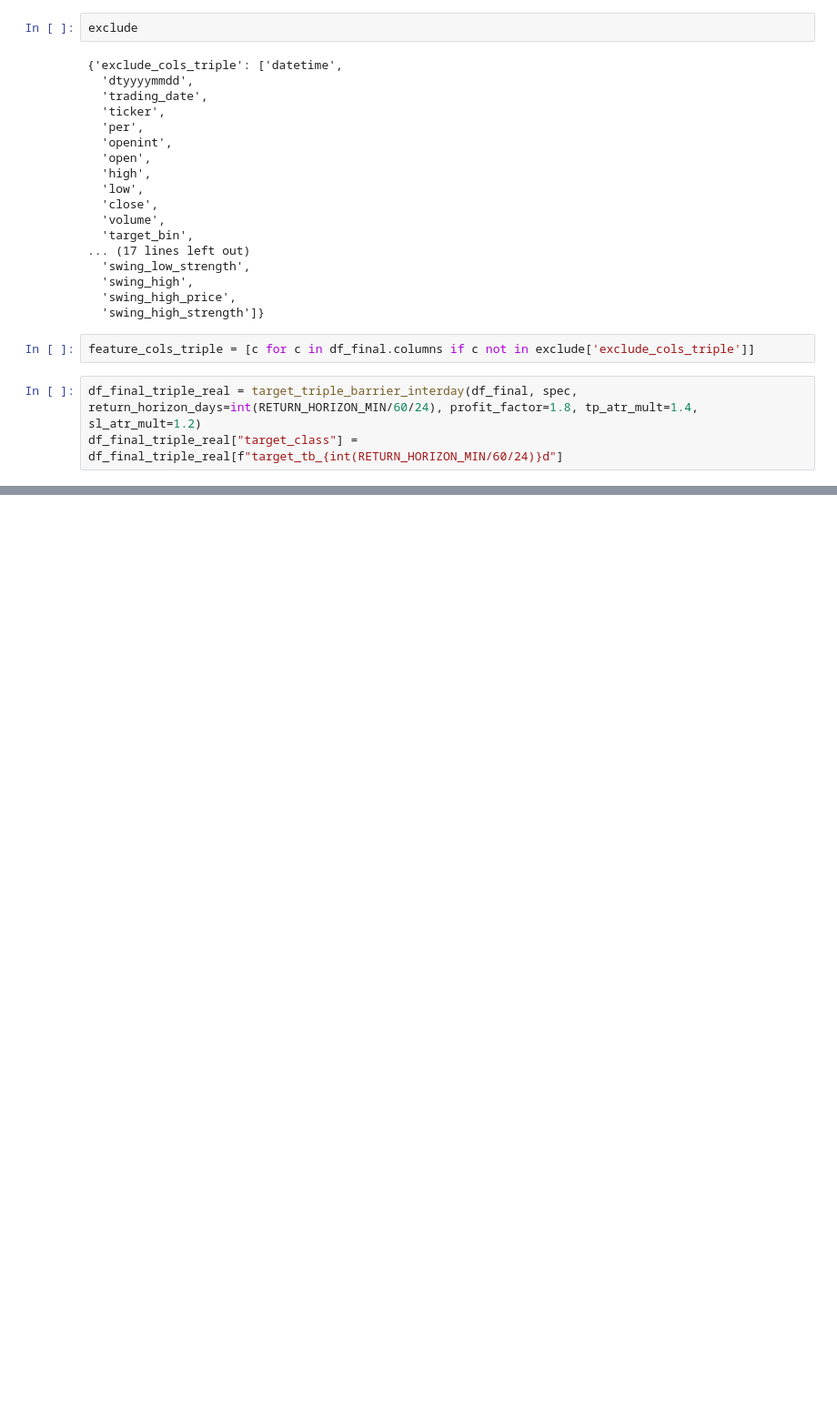
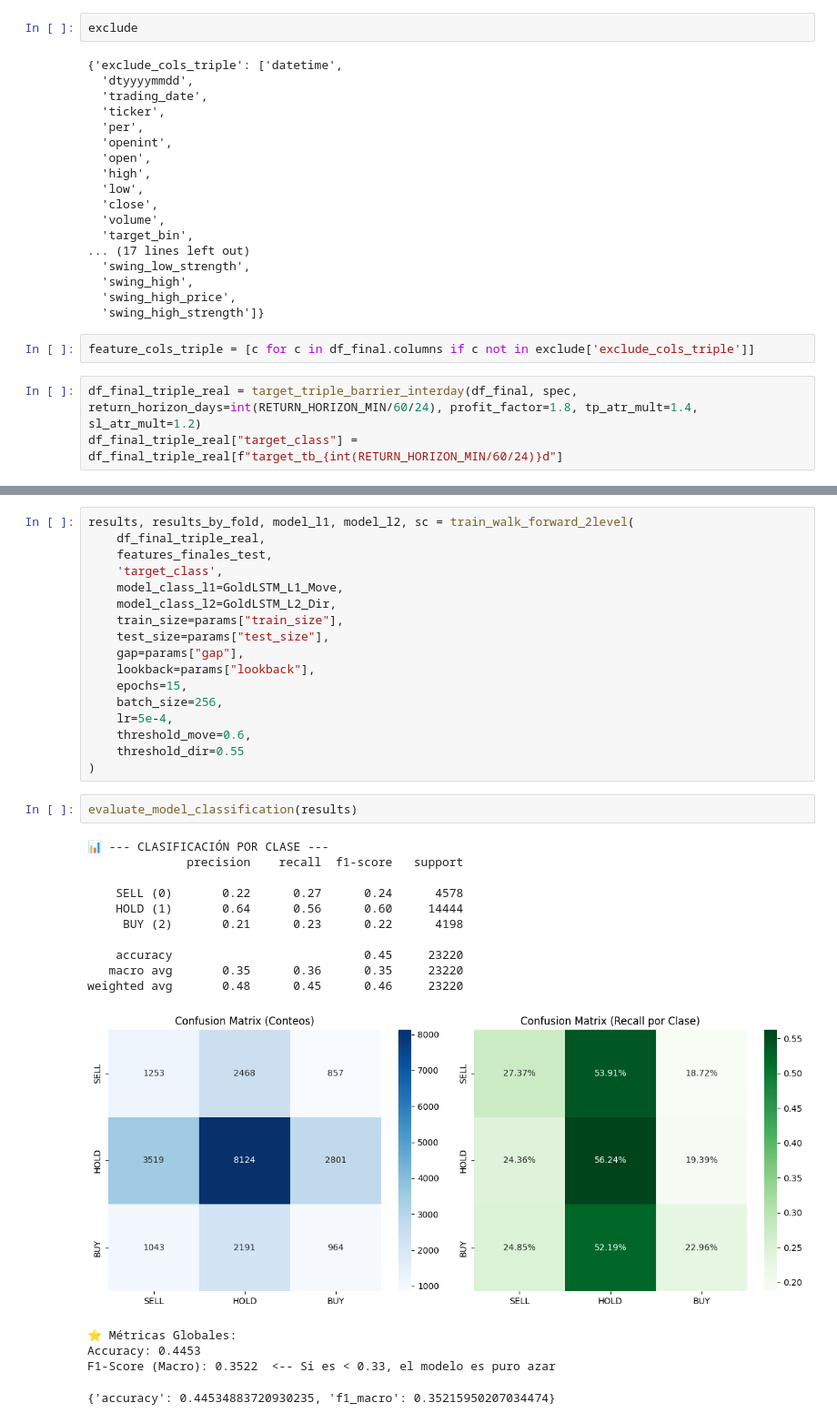
Before and after one commit to LijunZhou000/ML-Algorithmic-Trading, a Jupyter notebook: TradingBots/Notebooks/P3Train.ipynb, the cells around one changed output, grey strips where cells are left out. Shown at 91% size. Drawn from its saved outputs; the diff is of its cells as text; blank space fills up the shorter version.

```diff
--- a/TradingBots/Notebooks/P3Train.ipynb
+++ b/TradingBots/Notebooks/P3Train.ipynb
@@ -104,0 +109,35 @@ Features seleccionadas (60):
+# %%
+results, results_by_fold, model_l1, model_l2, sc = train_walk_forward_2level(
+    df_final_triple_real,
+    features_finales_test,
+    'target_class',
+    model_class_l1=GoldLSTM_L1_Move,
+    model_class_l2=GoldLSTM_L2_Dir,
+    train_size=params["train_size"],
+    test_size=params["test_size"],
+    gap=params["gap"],
+    lookback=params["lookback"],
+    epochs=15,
+    batch_size=256,
+    lr=5e-4,
+    threshold_move=0.6,
+    threshold_dir=0.55
+)
+# %%
+evaluate_model_classification(results)
+# %% [output]
+📊 --- CLASIFICACIÓN POR CLASE ---
+              precision    recall  f1-score   support
+
+    SELL (0)       0.22      0.27      0.24      4578
+    HOLD (1)       0.64      0.56      0.60     14444
+     BUY (2)       0.21      0.23      0.22      4198
+
+    accuracy                           0.45     23220
+   macro avg       0.35      0.36      0.35     23220
+weighted avg       0.48      0.45      0.46     23220
+[figure, added]
+⭐ Métricas Globales:
+Accuracy: 0.4453
+F1-Score (Macro): 0.3522  <-- Si es < 0.33, el modelo es puro azar
+{'accuracy': 0.44534883720930235, 'f1_macro': 0.35215950207034474}
```
Also changed, not shown: parts of 7 cells of this notebook, 17 other files.
